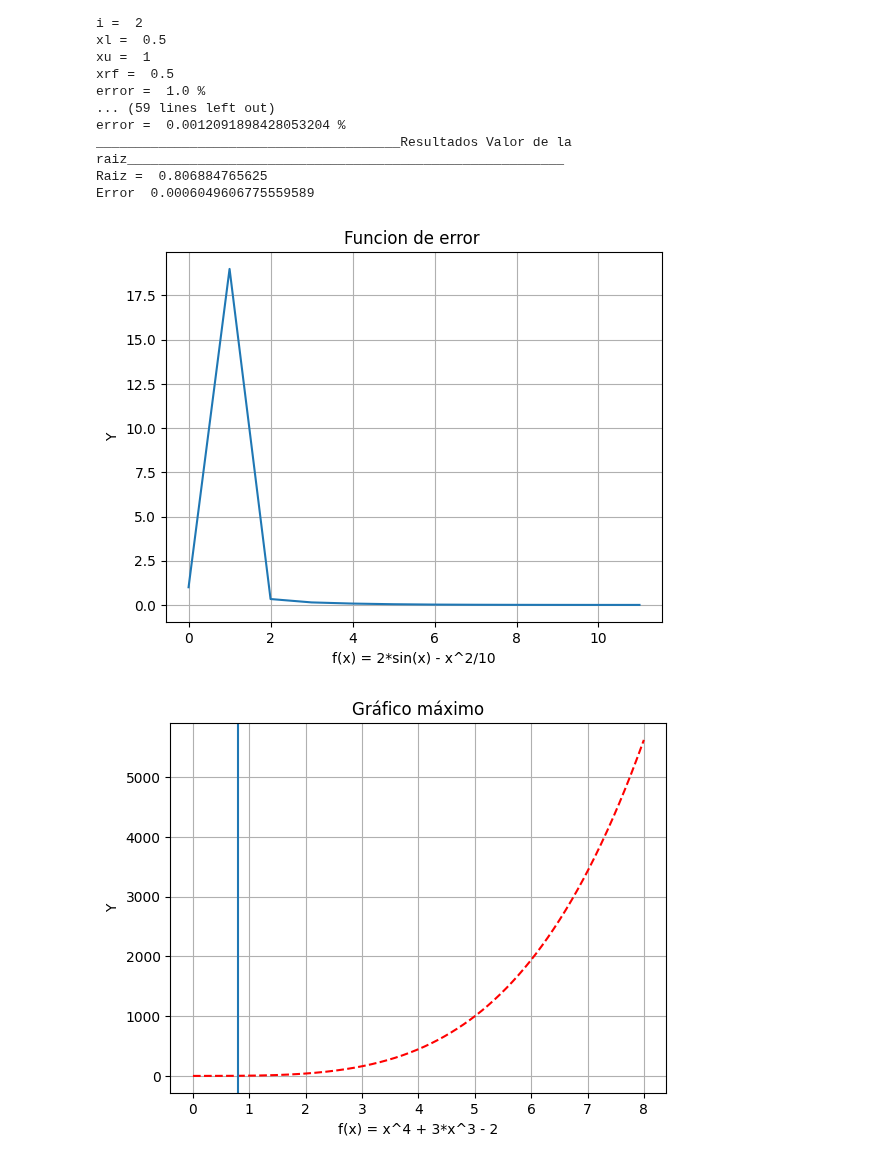
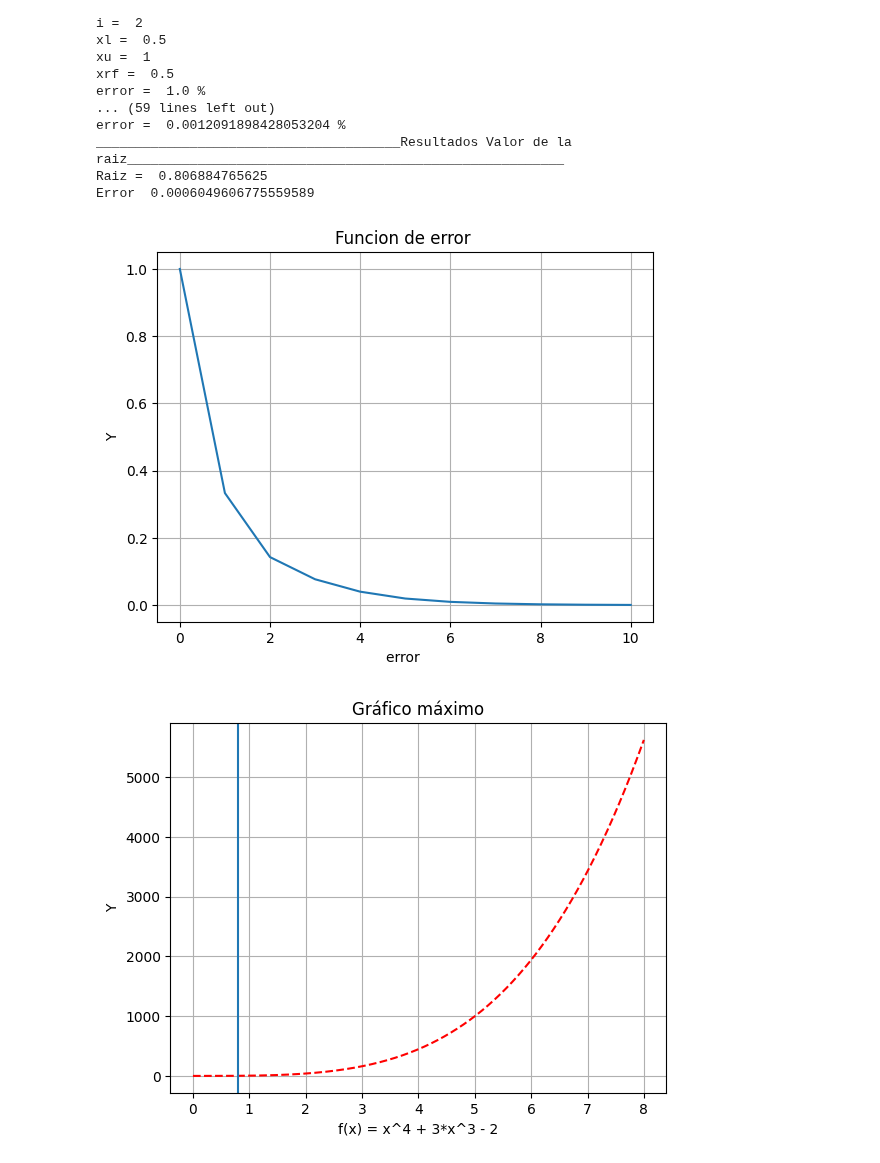
Before and after one commit to soyudea/Optimizacion, a Jupyter notebook: Biseccion_.ipynb, the cells around one changed output. Drawn from its saved outputs; the diff is of its cells as text; code cells hidden in the pictures.

```diff
--- a/Biseccion_.ipynb
+++ b/Biseccion_.ipynb
@@ -104,7 +103,8 @@ class Biseccion:
           i = i+1
           self.__printf(i,self.__xl,self.__xu,self.__xr_f,self.__err_actual)
           err = self.__errorAptual()
-          self.__lista_err.append(err)
+          if err <= 1:
+             self.__lista_err.append(err)
           self.__xr_i  = self.__xr_f
           self.__raiz_aprox()
           fxl, fxr =self.__cal_funtions()
@@ -156,29 +156,29 @@ Error  0.0006049606775559589
 # %%
 def graf_function():
   xl = 0
   xu = 8
   X = list(np.arange(xl,xu, err))
   Y=[((x**4)+ 3*(x**3) - 2) for x in X]
 
   plt.title("Gráfico máximo")
   plt.xlabel("f(x) = x^4 + 3*x^3 - 2")
   plt.ylabel("Y")
   plt.plot(X,Y, "r--")
   plt.axvline(x=0.806884765625, ymin=0.0, ymax=30)
   plt.grid()
   plt.show()
 
 def graf_f():
   X = lista_errores
-  Y=[(2*math.sin(x) -(x**2)/10) for x in X]
+  Y = np.linspace(0, 1, num=15, endpoint=False)
   plt.title("Funcion de error ")
-  plt.xlabel("f(x) = 2*sin(x) - x^2/10")
+  plt.xlabel("error ")
   plt.ylabel("Y")
   plt.plot(lista_errores)
   plt.grid()
   plt.show()
 graf_f()
 graf_function()
 # %% [output]
-[figure, old version]
+[figure, new version]
 [figure]
```
Also changed, not shown: parts of 1 cell of this notebook.
